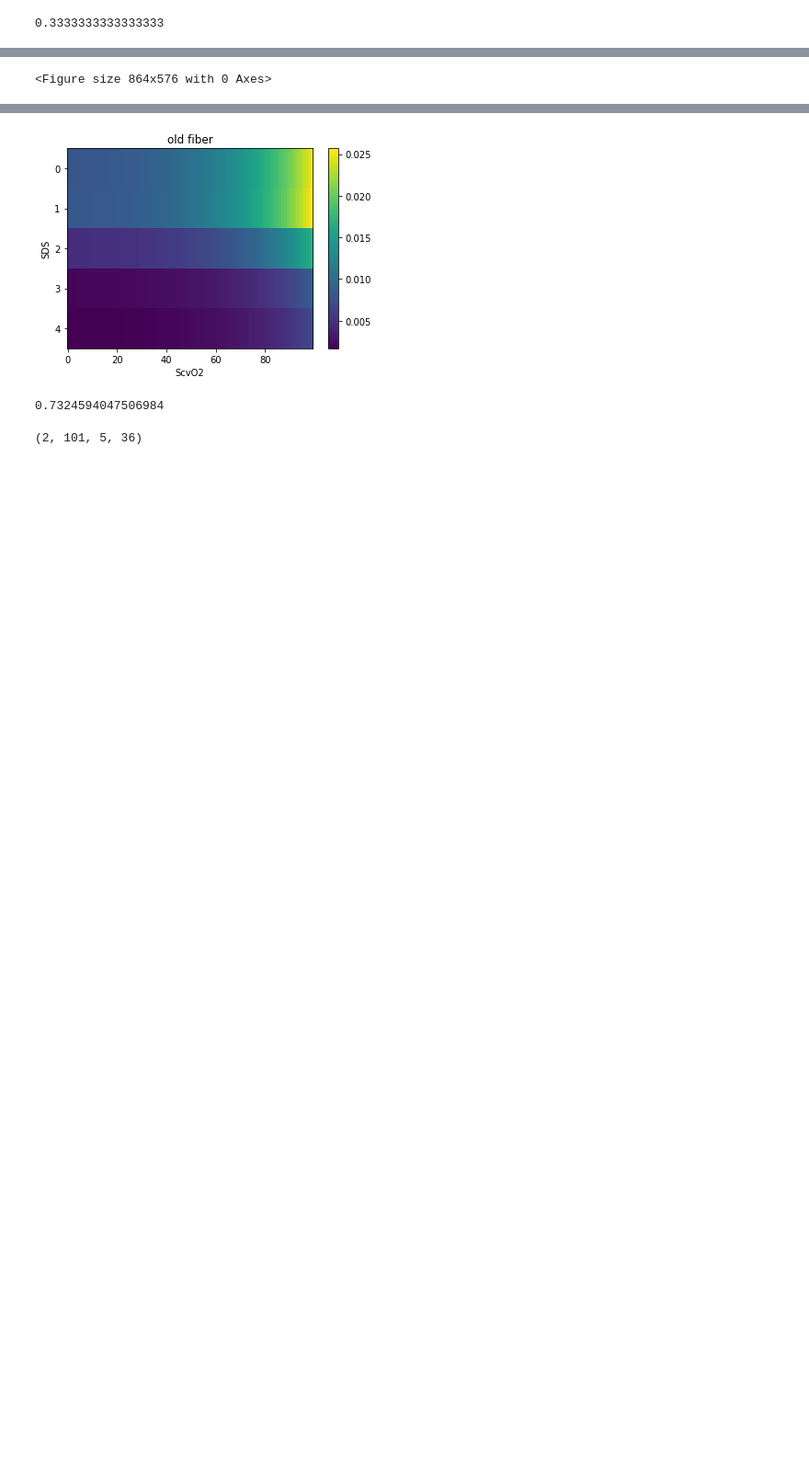
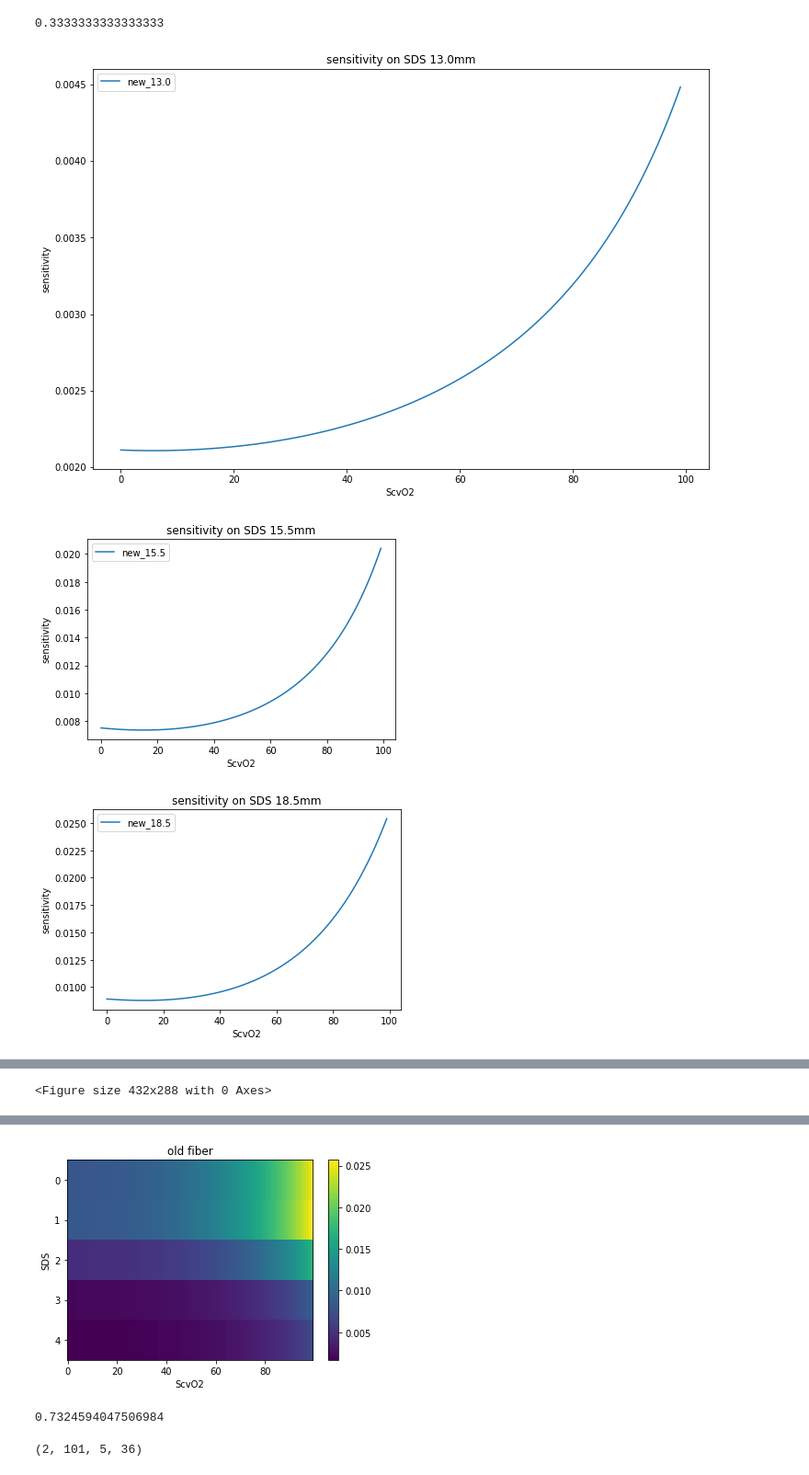
Before and after one commit to ToastCheng/ijv, a Jupyter notebook: process_20190106.ipynb, the cells around one changed output, grey strips where cells are left out. Shown at 92% size. Cells and saved outputs as stored; diff of their text form; code cells hidden in the pictures; blank space fills up the shorter version.

```diff
--- a/process_20190106.ipynb
+++ b/process_20190106.ipynb
@@ -184,28 +184,31 @@ cal_sen(np.array([1,2,3]), np.array([0,2,4]))
 # %%
 # sensitivity
 percentage = [i for i in range(100)]
 sensitivity0 = []
 sensitivity1 = []
 sds = [13, 15.5, 18.5, 21, 23.75]
 plt.figure(figsize=(12,8))
 for s in range(5):
     sen0 = []
     sen1 = []
     for i in range(100):
         s0 = cal_sen(data[0, i, s, :], data[0, i+1, s, :])/1
         sen0.append(s0)
-        s1 = cal_sen(data[1, i, s, :], data[1, i+1, s, :])/1
-        sen1.append(s1)
+#         s1 = cal_sen(data[1, i, s, :], data[1, i+1, s, :])/1
+#         sen1.append(s1)
     sensitivity0.append(sen0)
-    sensitivity1.append(sen1)
+#     sensitivity1.append(sen1)
     plt.plot(percentage, sen0, label="new_%.1f" % sds[s])
-    plt.plot(percentage, sen1, label="old_%.1f" % sds[s])
+#     plt.plot(percentage, sen1, label="old_%.1f" % sds[s])
     plt.legend()
     plt.title("sensitivity on SDS %.1fmm" % (sds[s]))
     plt.ylabel("sensitivity")
     plt.xlabel("ScvO2")
-    #     plt.show()
-    plt.savefig("sens_%d.png" % s)
+    plt.show()
+#     plt.savefig("sens_%d.png" % s)
 #     plt.savefig("total.png")
     plt.clf()
 # %% [output]
+[figure, added]
+[figure, added]
+[figure, added]
@@ -212,3 +217,3 @@ for s in range(5):
-<Figure size 864x576 with 0 Axes>
+<Figure size 432x288 with 0 Axes>
 # %%
 s_0 = np.asarray(sensitivity0)
```
Also changed, not shown: parts of 8 cells of this notebook, 9 other files.
